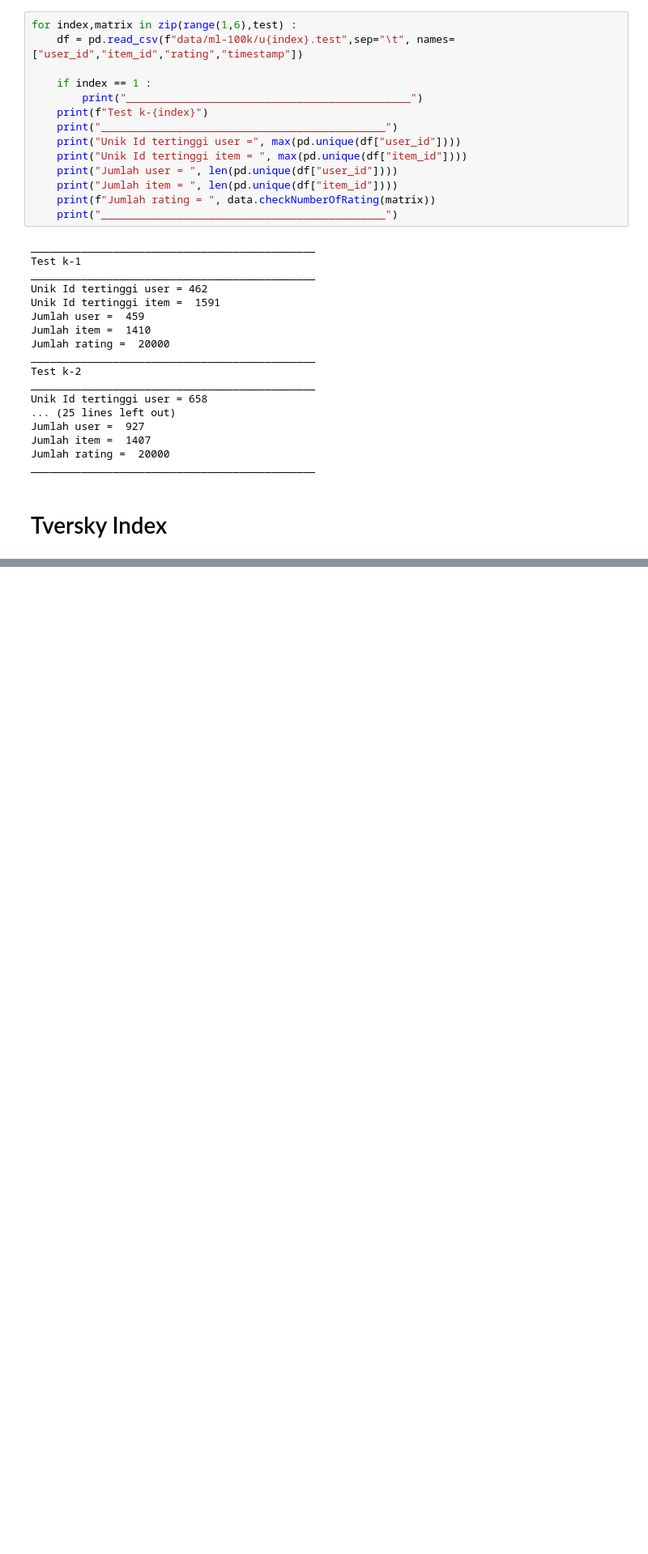
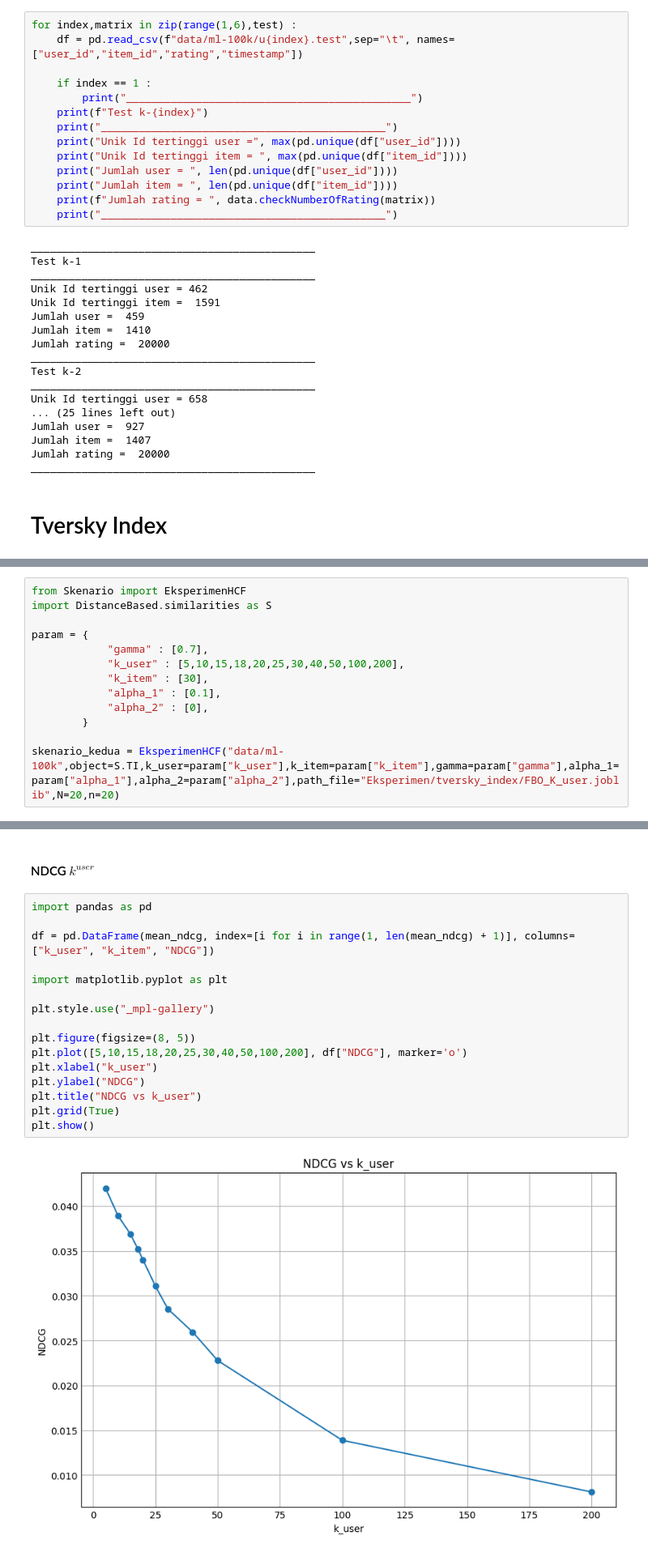
Before and after one commit to DimasDliyaurR/Hybrid-Collaborative-Filtering-HCF, a Jupyter notebook: main.ipynb, the cells around one changed output, grey strips where cells are left out. Shown at 81% size. Drawn from its saved outputs; the diff is of its cells as text; blank space fills up the shorter version.

```diff
--- a/main.ipynb
+++ b/main.ipynb
@@ -178,0 +316,13 @@ skenario_pertama = EksperimenHCF(S.TI,k_user=[20],k_item=[30],gamma=[0.7],alpha_
+# %%
+from Skenario import EksperimenHCF
+import DistanceBased.similarities as S
+
+param = {
+            "gamma" : [0.7],
+            "k_user" : [5,10,15,18,20,25,30,40,50,100,200],
+            "k_item" : [30],
+            "alpha_1" : [0.1],
+            "alpha_2" : [0],
+        }
+
+skenario_kedua = EksperimenHCF("data/ml-100k",object=S.TI,k_user=param["k_user"],k_item=param["k_item"],gamma=param["gamma"],alpha_1=param["alpha_1"],alpha_2=param["alpha_2"],path_file="Eksperimen/tversky_index/FBO_K_user.joblib",N=20,n=20)
@@ -178,0 +417,20 @@ skenario_pertama = EksperimenHCF(S.TI,k_user=[20],k_item=[30],gamma=[0.7],alpha_
+# %% [markdown]
+#### NDCG $k^{user}$
+# %%
+import pandas as pd
+
+df = pd.DataFrame(mean_ndcg, index=[i for i in range(1, len(mean_ndcg) + 1)], columns=["k_user", "k_item", "NDCG"])
+
+import matplotlib.pyplot as plt
+
+plt.style.use("_mpl-gallery")
+
+plt.figure(figsize=(8, 5))
+plt.plot([5,10,15,18,20,25,30,40,50,100,200], df["NDCG"], marker='o')
+plt.xlabel("k_user")
+plt.ylabel("NDCG")
+plt.title("NDCG vs k_user")
+plt.grid(True)
+plt.show()
+# %% [output]
+[figure, added]
```
Also changed, not shown: parts of 22 cells of this notebook, 11 other files.
